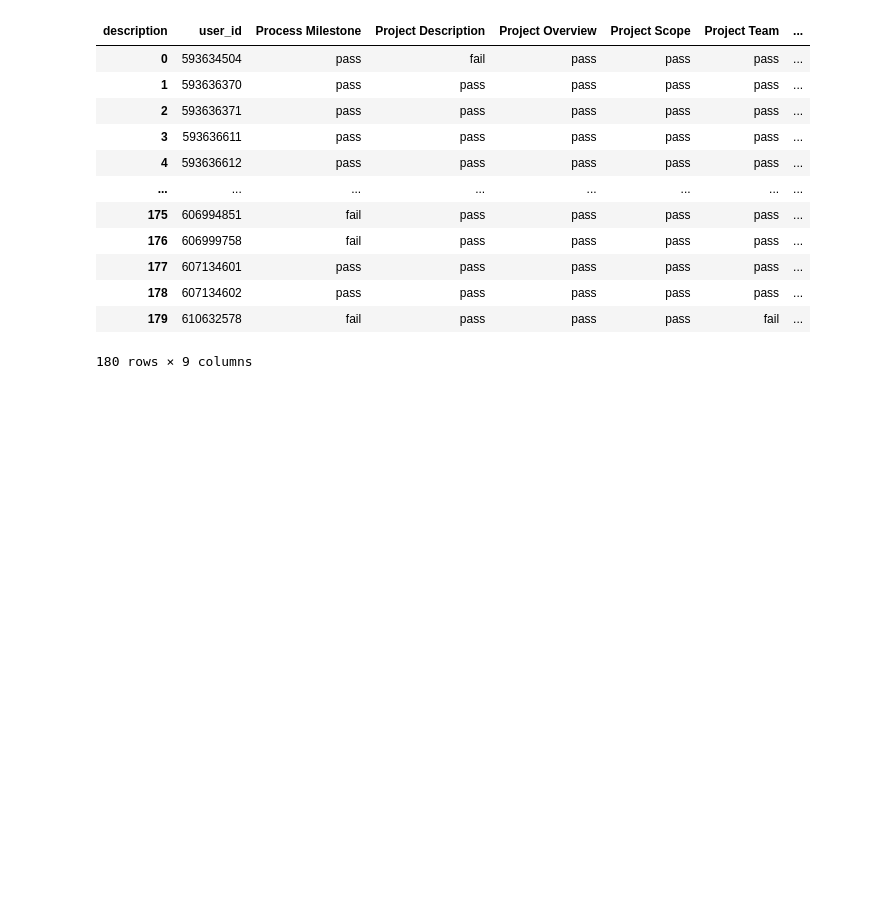
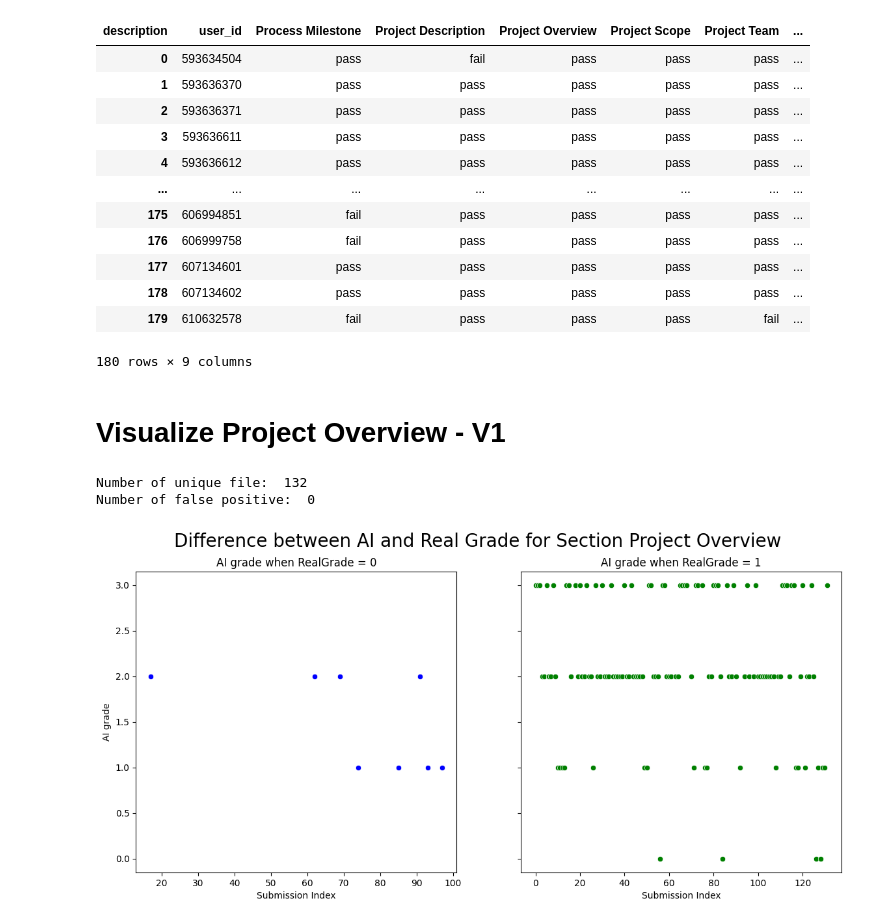
Before and after one commit to ngavu2004/AutoGradingPipelineAnalysis, a Jupyter notebook: visualize_AI_grade_RealGrade.ipynb, the cells around one changed output. Saved outputs shown, nothing was run; the diff lists cells and outputs as text; code cells hidden in the pictures; blank space fills up the shorter version.

```diff
--- a/visualize_AI_grade_RealGrade.ipynb
+++ b/visualize_AI_grade_RealGrade.ipynb
@@ -1186,3 +1036,18 @@ pivot_df
 180 rows × 9 columns
 # %%
 pivot_df.to_csv('auto_grading_trainingset/Relationship_between_description_overview_scope_each_submission.csv', index=False)
+# %% [markdown]
+# Visualize Project Overview - V1
+# %%
+test_url = 'test_results/test_result_prj_overview_100_files.csv'
+real_url = 'auto_grading_trainingset/TIPQIC_project_charter_submission_merged.csv'
+
+visualizer = VisualizeTestPred(test_url, real_url)
+visualizer.plot_false_positive('Project Overview')
+# %% [output]
+Number of unique file:  132
+Number of false positive:  0
+# %%
+visualizer.visualize_difference_between_AI_and_Real_Grade('Project Overview')
+# %% [output]
+[figure, added]
```
Also changed, not shown: parts of 21 cells of this notebook, 9 other files.
